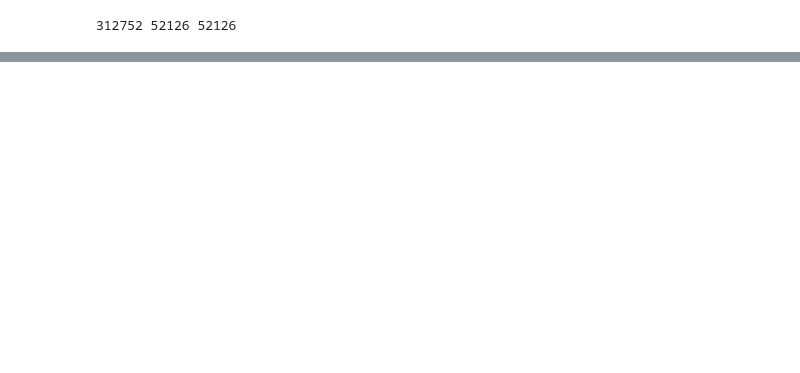
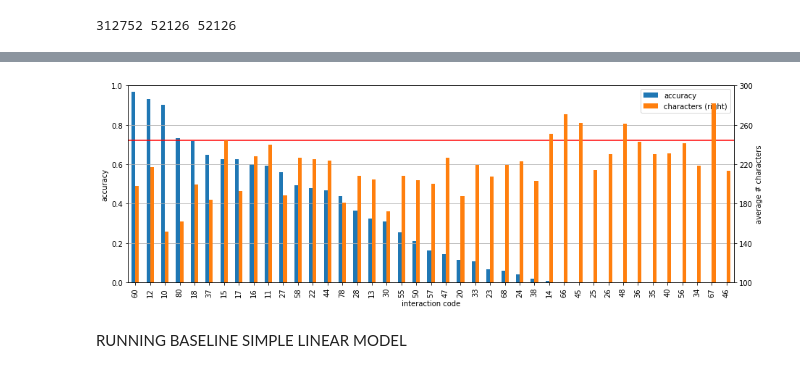
Before and after one commit to darshansumant/ml_nlp_conflict, a Jupyter notebook: objective_1_v3.ipynb, the cells around one changed output, grey strips where cells are left out. Saved outputs shown, nothing was run; the diff lists cells and outputs as text; code cells hidden in the pictures; blank space fills up the shorter version.

```diff
--- a/objective_1_v3.ipynb
+++ b/objective_1_v3.ipynb
@@ -274,3 +429,23 @@ test_classif_main =
+# %%
+err3 = merge_inter.plot.bar(x = 'interaction code',
+                                 y = ['accuracy', 'characters'],
+                                 secondary_y = ['characters'],
+                                 figsize = (15,5),
+
+                            sort_columns = True
+
+                                )
+err3.set_ylim(0, 1)
+err3.set_ylabel('accuracy')
+err3.right_ax.set_ylim(100, 300)
+err3.right_ax.set_yticks([100, 140, 180, 220, 260, 300])
+err3.right_ax.set_ylabel('average # characters')
+err3.axhline(y = (test_acc), color = 'red')
+err3.grid('on', which='major', axis='y' )
+# %% [output]
+[figure, added]
+# %% [markdown]
+RUNNING BASELINE SIMPLE LINEAR MODEL
 # %%
 class InterClassifierLinear(nn.Module):
 
```
Also changed, not shown: parts of 69 cells of this notebook.
